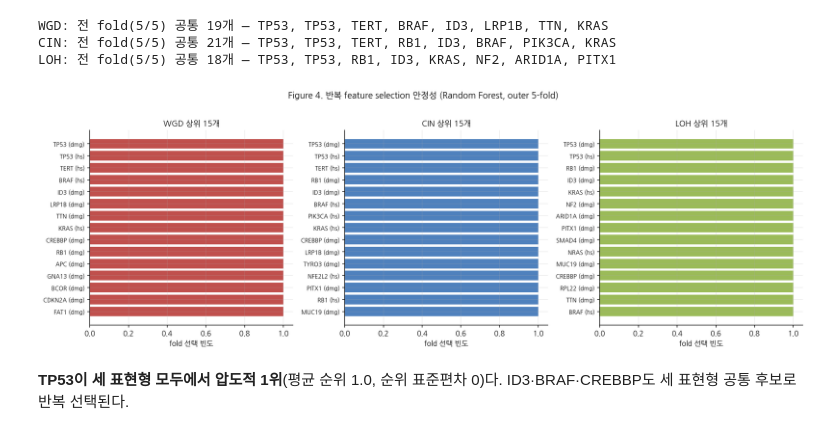
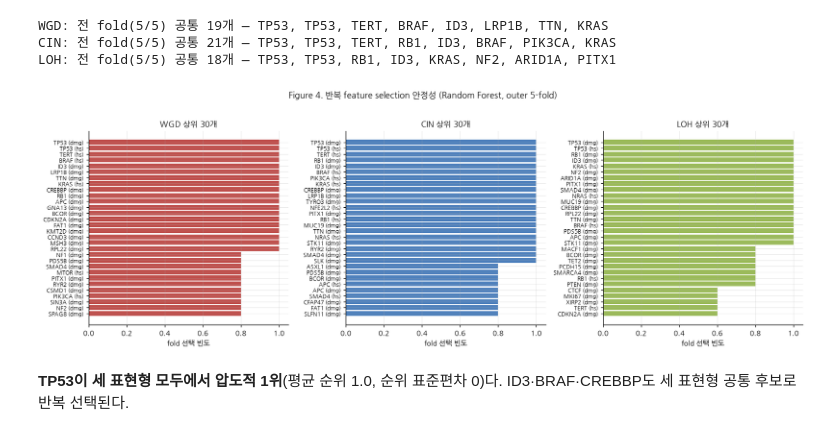
Before and after one commit to lkeonwoo94/AI-bio-proj-team-1, a Jupyter notebook: notebooks/02_key_results.ipynb, the cells around one changed output. Drawn from its saved outputs; the diff is of its cells as text; code cells hidden in the pictures.

```diff
--- a/notebooks/02_key_results.ipynb
+++ b/notebooks/02_key_results.ipynb
@@ -23,8 +60,13 @@ pd.set_option("display.width", 120)
 DepMap Public 26Q1, 1,631개 세포주, hotspot 554 + damaging 19,578 mutation
 feature. 정답 라벨(WGD/CIN/LoHFraction)은 `OmicsGlobalSignatures.csv`.
 # %%
-from src.data.merge import load_cohort
+# src/data/merge.py 의 load_cohort() 캐시를 pandas 로 직접 읽는다 (저장소 코드 import 없음).
+cohort_X = pd.read_parquet(INTERIM / "cohort_X.parquet")
+cohort_y = pd.read_parquet(INTERIM / "cohort_y.parquet")
+cohort_groups = pd.read_parquet(INTERIM / "cohort_groups.parquet")["lineage"].fillna("Unknown")
 
-cohort = load_cohort()
-print(cohort.summary())
+n_hot = int(cohort_X.columns.str.endswith("_hotspot").sum())
+print(f"세포주 {len(cohort_X):,}개 | feature {cohort_X.shape[1]:,}개 "
+      f"(hotspot {n_hot:,} / damaging {cohort_X.shape[1] - n_hot:,}) | "
+      f"lineage {cohort_groups.nunique()}종")
 # %% [output]
@@ -75,9 +190,34 @@ WGD: 전 fold(5/5) 공통 19개 — TP53, TP53, TERT, BRAF, ID3, LRP1B, TTN, KRA
 CIN: 전 fold(5/5) 공통 21개 — TP53, TP53, TERT, RB1, ID3, BRAF, PIK3CA, KRAS
 LOH: 전 fold(5/5) 공통 18개 — TP53, TP53, RB1, ID3, KRAS, NF2, ARID1A, PITX1
 # %%
-display(Image(filename=str(FIGURES / "fig4_selection_stability_random_forest.png")))
+# Figure 4 — scripts/07_aggregate_selection.py 의 plot_stability() 를 그대로 옮긴 것.
+# day11_selection_*.csv 가 이미 fold 집계 결과(selection_freq 포함)다.
+TOP_N = 30
+
+
+def short(feature: str, width: int = 22) -> str:
+    """'TP53 (7157)_damaging' -> 'TP53 (dmg)'"""
+    gene = feature.split(" (")[0]
+    kind = "hs" if feature.endswith("_hotspot") else "dmg"
+    return f"{gene} ({kind})"[:width]
+
+
+fig, axes = plt.subplots(1, 3, figsize=(15, 5))
+for ax, target in zip(axes, TARGETS):
+    agg = pd.read_csv(TABLES / f"day11_selection_random_forest_{target}.csv")
+    top = agg.head(TOP_N).iloc[::-1]
+    ax.barh([short(f) for f in top.feature], top.selection_freq, color=PHENOTYPE_COLORS[target])
+    ax.set_xlim(0, 1.05)
+    ax.set_xlabel("fold 선택 빈도")
+    ax.set_title(f"{TARGET_LABEL[target]} 상위 {TOP_N}개")
+    ax.tick_params(axis="y", labelsize=8)
+
+fig.suptitle("Figure 4. 반복 feature selection 안정성 (Random Forest, outer 5-fold)",
+             y=1.02, fontsize=12)
+fig.tight_layout()
+plt.show()
 # %% [output]
-[figure, old version]
+[figure, new version]
 # %% [markdown]
 **TP53이 세 표현형 모두에서 압도적 1위**(평균 순위 1.0, 순위 표준편차 0)다.
 ID3·BRAF·CREBBP도 세 표현형 공통 후보로 반복 선택된다.
```
Also changed, not shown: parts of 7 cells of this notebook, 1 other file.
